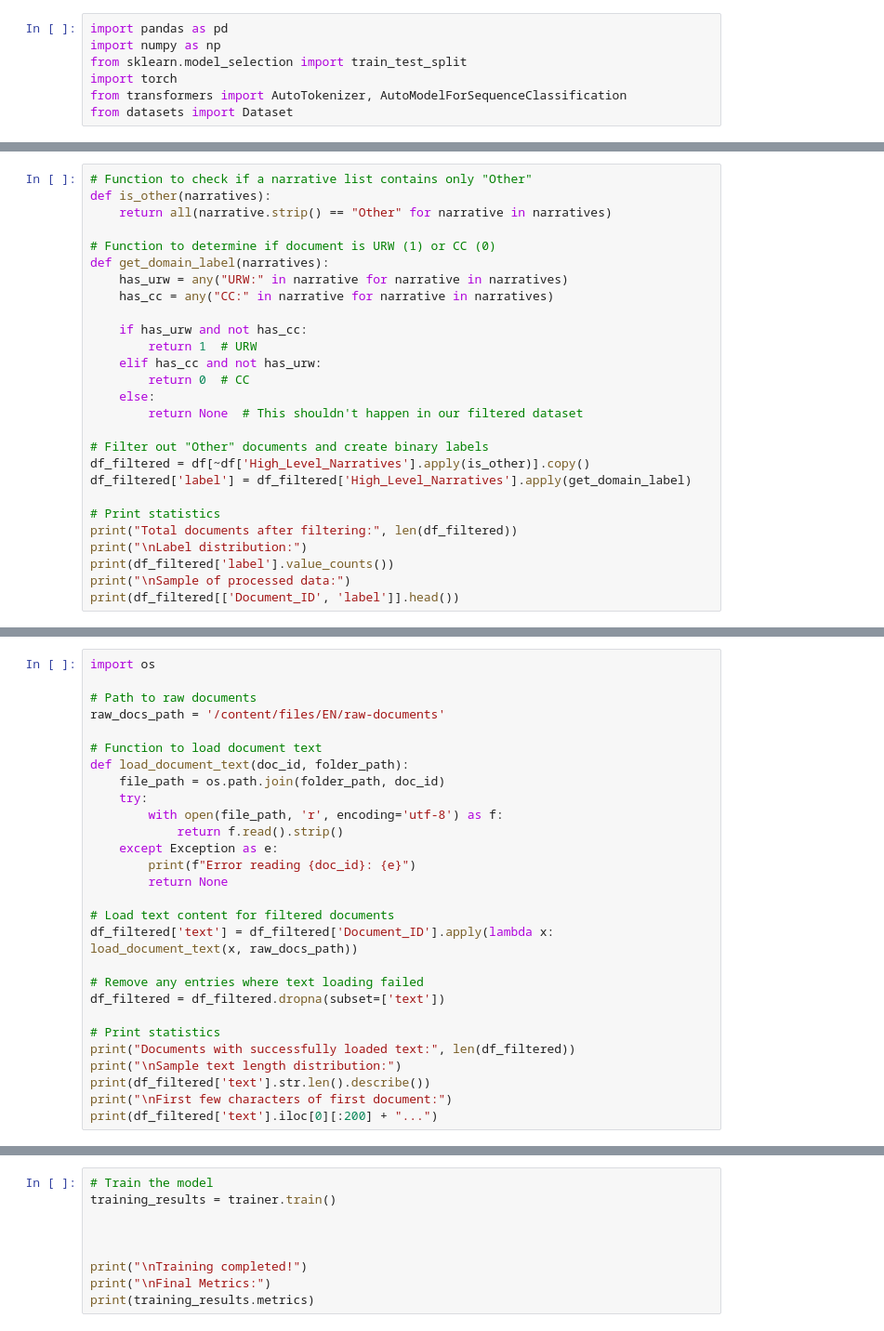
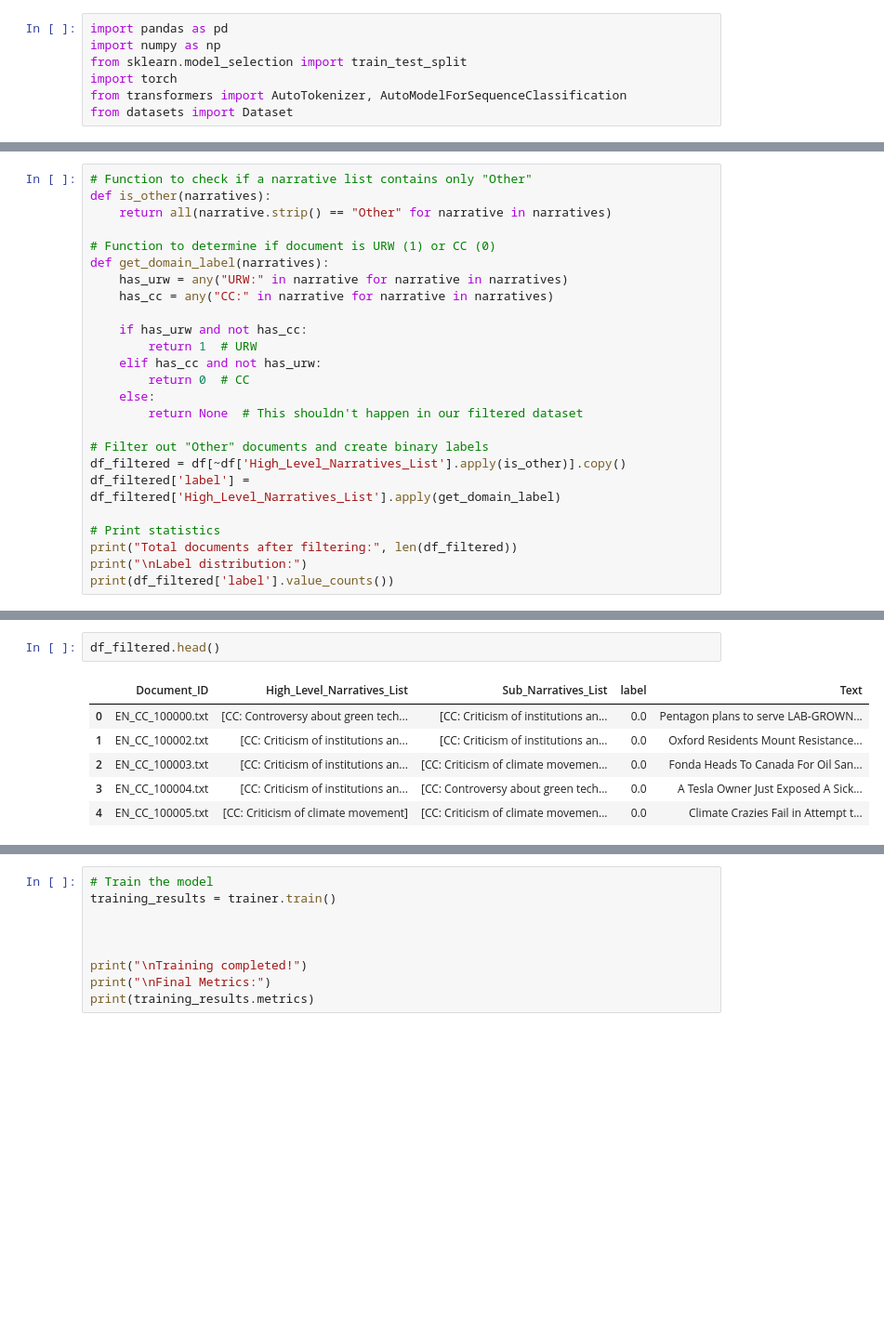
Before and after one commit to parsaeisa/Narrangers, a Jupyter notebook: URW_CC_bin_classification.ipynb, the cells around one changed output, grey strips where cells are left out. Shown: that part at 93% size. Drawn from its saved outputs; the diff is of its cells as text; blank space fills up the shorter version.

```diff
--- a/URW_CC_bin_classification.ipynb
+++ b/URW_CC_bin_classification.ipynb
@@ -45,15 +52,13 @@ def get_domain_label(narratives):
         return None  # This shouldn't happen in our filtered dataset
 
 # Filter out "Other" documents and create binary labels
-df_filtered = df[~df['High_Level_Narratives'].apply(is_other)].copy()
-df_filtered['label'] = df_filtered['High_Level_Narratives'].apply(get_domain_label)
+df_filtered = df[~df['High_Level_Narratives_List'].apply(is_other)].copy()
+df_filtered['label'] = df_filtered['High_Level_Narratives_List'].apply(get_domain_label)
 
 # Print statistics
 print("Total documents after filtering:", len(df_filtered))
 print("\nLabel distribution:")
 print(df_filtered['label'].value_counts())
-print("\nSample of processed data:")
-print(df_filtered[['Document_ID', 'label']].head())
 # %% [output]
 Total documents after filtering: 230
 
@@ -73,28 +68,0 @@ Sample of processed data:
-# %%
-import os
-
-# Path to raw documents
-raw_docs_path = '/content/files/EN/raw-documents'
-
-# Function to load document text
-def load_document_text(doc_id, folder_path):
-    file_path = os.path.join(folder_path, doc_id)
-    try:
-        with open(file_path, 'r', encoding='utf-8') as f:
-            return f.read().strip()
-    except Exception as e:
-        print(f"Error reading {doc_id}: {e}")
-        return None
-
-# Load text content for filtered documents
-df_filtered['text'] = df_filtered['Document_ID'].apply(lambda x: load_document_text(x, raw_docs_path))
-
-# Remove any entries where text loading failed
-df_filtered = df_filtered.dropna(subset=['text'])
-
-# Print statistics
-print("Documents with successfully loaded text:", len(df_filtered))
-print("\nSample text length distribution:")
-print(df_filtered['text'].str.len().describe())
-print("\nFirst few characters of first document:")
-print(df_filtered['text'].iloc[0][:200] + "...")
@@ -118,0 +69,9 @@ Pentagon plans to serve LAB-GROWN MEAT to troops in the name of climate change
+# %%
+df_filtered.head()
+# %% [output]
+|  | Document_ID | High_Level_Narratives_List | Sub_Narratives_List | label | Text |
+| 0 | EN_CC_100000.txt | [CC: Controversy about green tech... | [CC: Criticism of institutions an... | 0.0 | Pentagon plans to serve LAB-GROWN... |
+| 1 | EN_CC_100002.txt | [CC: Criticism of institutions an... | [CC: Criticism of institutions an... | 0.0 | Oxford Residents Mount Resistance... |
+| 2 | EN_CC_100003.txt | [CC: Criticism of institutions an... | [CC: Criticism of climate movemen... | 0.0 | Fonda Heads To Canada For Oil San... |
+| 3 | EN_CC_100004.txt | [CC: Criticism of institutions an... | [CC: Controversy about green tech... | 0.0 | A Tesla Owner Just Exposed A Sick... |
+| 4 | EN_CC_100005.txt | [CC: Criticism of climate movement] | [CC: Criticism of climate movemen... | 0.0 | Climate Crazies Fail in Attempt t... |
```
Also changed, not shown: parts of 8 cells of this notebook.
